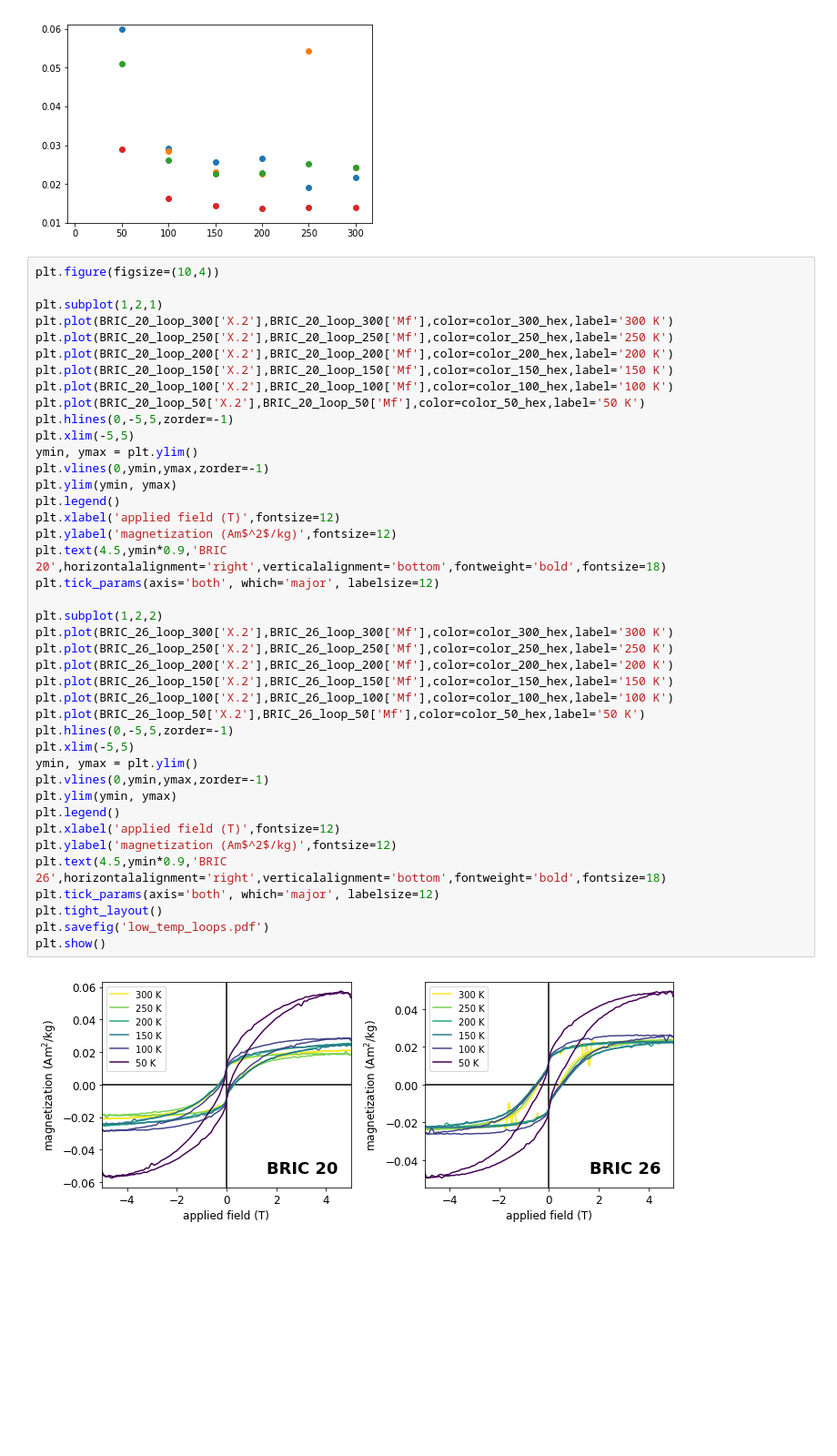
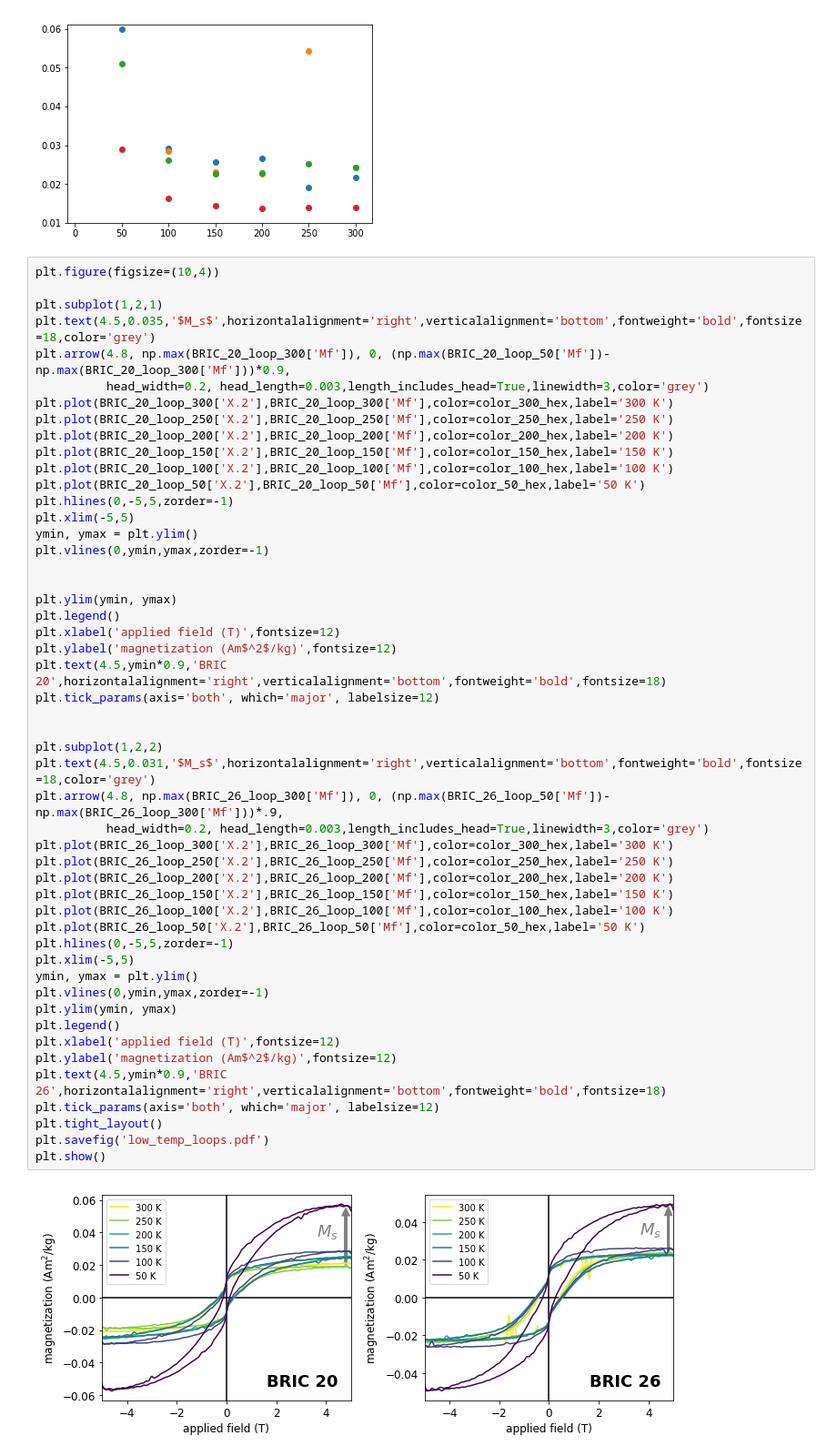
Before and after one commit to Swanson-Hysell-Group/2018_Red_Bed_Intraclasts, a Jupyter notebook: Data/low_temperature_hyst/low_temp_hyst_plots.ipynb, the cells around one changed output. Shown: that part at 91% size. Saved outputs shown, nothing was run; the diff lists cells and outputs as text; blank space fills up the shorter version.

Commit message:
improvements to figures

```diff
--- a/Data/low_temperature_hyst/low_temp_hyst_plots.ipynb
+++ b/Data/low_temperature_hyst/low_temp_hyst_plots.ipynb
@@ -168,6 +168,9 @@ plt.ylim(0.01,0.061)
 plt.figure(figsize=(10,4))
 
 plt.subplot(1,2,1)
+plt.text(4.5,0.035,'$M_s$',horizontalalignment='right',verticalalignment='bottom',fontweight='bold',fontsize=18,color='grey')
+plt.arrow(4.8, np.max(BRIC_20_loop_300['Mf']), 0, (np.max(BRIC_20_loop_50['Mf'])-np.max(BRIC_20_loop_300['Mf']))*0.9,
+          head_width=0.2, head_length=0.003,length_includes_head=True,linewidth=3,color='grey')
 plt.plot(BRIC_20_loop_300['X.2'],BRIC_20_loop_300['Mf'],color=color_300_hex,label='300 K')
 plt.plot(BRIC_20_loop_250['X.2'],BRIC_20_loop_250['Mf'],color=color_250_hex,label='250 K')
 plt.plot(BRIC_20_loop_200['X.2'],BRIC_20_loop_200['Mf'],color=color_200_hex,label='200 K')
@@ -178,32 +181,38 @@ plt.hlines(0,-5,5,zorder=-1)
 plt.xlim(-5,5)
 ymin, ymax = plt.ylim()
 plt.vlines(0,ymin,ymax,zorder=-1)
+
+
 plt.ylim(ymin, ymax)
 plt.legend()
 plt.xlabel('applied field (T)',fontsize=12)
 plt.ylabel('magnetization (Am$^2$/kg)',fontsize=12)
 plt.text(4.5,ymin*0.9,'BRIC 20',horizontalalignment='right',verticalalignment='bottom',fontweight='bold',fontsize=18)
 plt.tick_params(axis='both', which='major', labelsize=12)
 
+
 plt.subplot(1,2,2)
+plt.text(4.5,0.031,'$M_s$',horizontalalignment='right',verticalalignment='bottom',fontweight='bold',fontsize=18,color='grey')
+plt.arrow(4.8, np.max(BRIC_26_loop_300['Mf']), 0, (np.max(BRIC_26_loop_50['Mf'])-np.max(BRIC_26_loop_300['Mf']))*.9,
+          head_width=0.2, head_length=0.003,length_includes_head=True,linewidth=3,color='grey')
 plt.plot(BRIC_26_loop_300['X.2'],BRIC_26_loop_300['Mf'],color=color_300_hex,label='300 K')
 plt.plot(BRIC_26_loop_250['X.2'],BRIC_26_loop_250['Mf'],color=color_250_hex,label='250 K')
 plt.plot(BRIC_26_loop_200['X.2'],BRIC_26_loop_200['Mf'],color=color_200_hex,label='200 K')
 plt.plot(BRIC_26_loop_150['X.2'],BRIC_26_loop_150['Mf'],color=color_150_hex,label='150 K')
 plt.plot(BRIC_26_loop_100['X.2'],BRIC_26_loop_100['Mf'],color=color_100_hex,label='100 K')
 plt.plot(BRIC_26_loop_50['X.2'],BRIC_26_loop_50['Mf'],color=color_50_hex,label='50 K')
 plt.hlines(0,-5,5,zorder=-1)
 plt.xlim(-5,5)
 ymin, ymax = plt.ylim()
 plt.vlines(0,ymin,ymax,zorder=-1)
 plt.ylim(ymin, ymax)
 plt.legend()
 plt.xlabel('applied field (T)',fontsize=12)
 plt.ylabel('magnetization (Am$^2$/kg)',fontsize=12)
 plt.text(4.5,ymin*0.9,'BRIC 26',horizontalalignment='right',verticalalignment='bottom',fontweight='bold',fontsize=18)
 plt.tick_params(axis='both', which='major', labelsize=12)
 plt.tight_layout()
 plt.savefig('low_temp_loops.pdf')
 plt.show()
 # %% [output]
-[figure, old version]
+[figure, new version]
```
Also changed, not shown: 4 other files.
